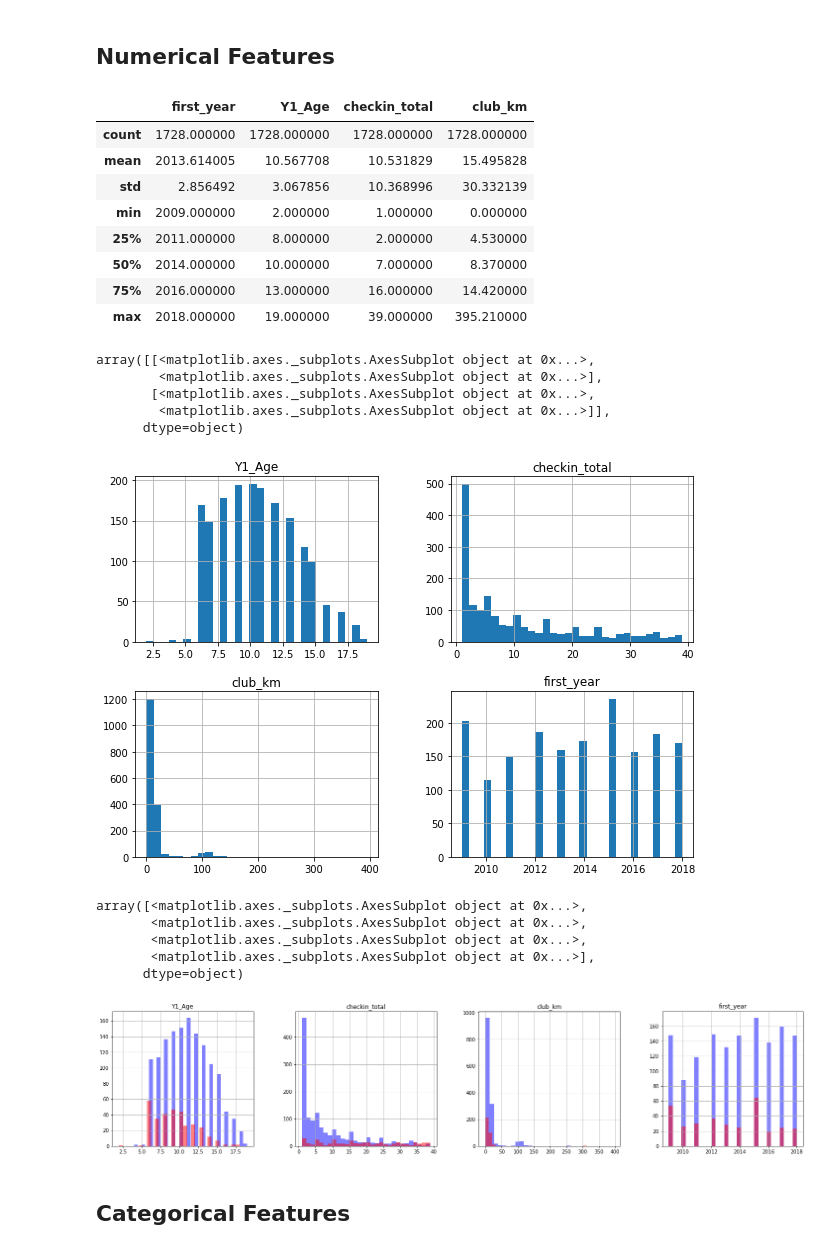
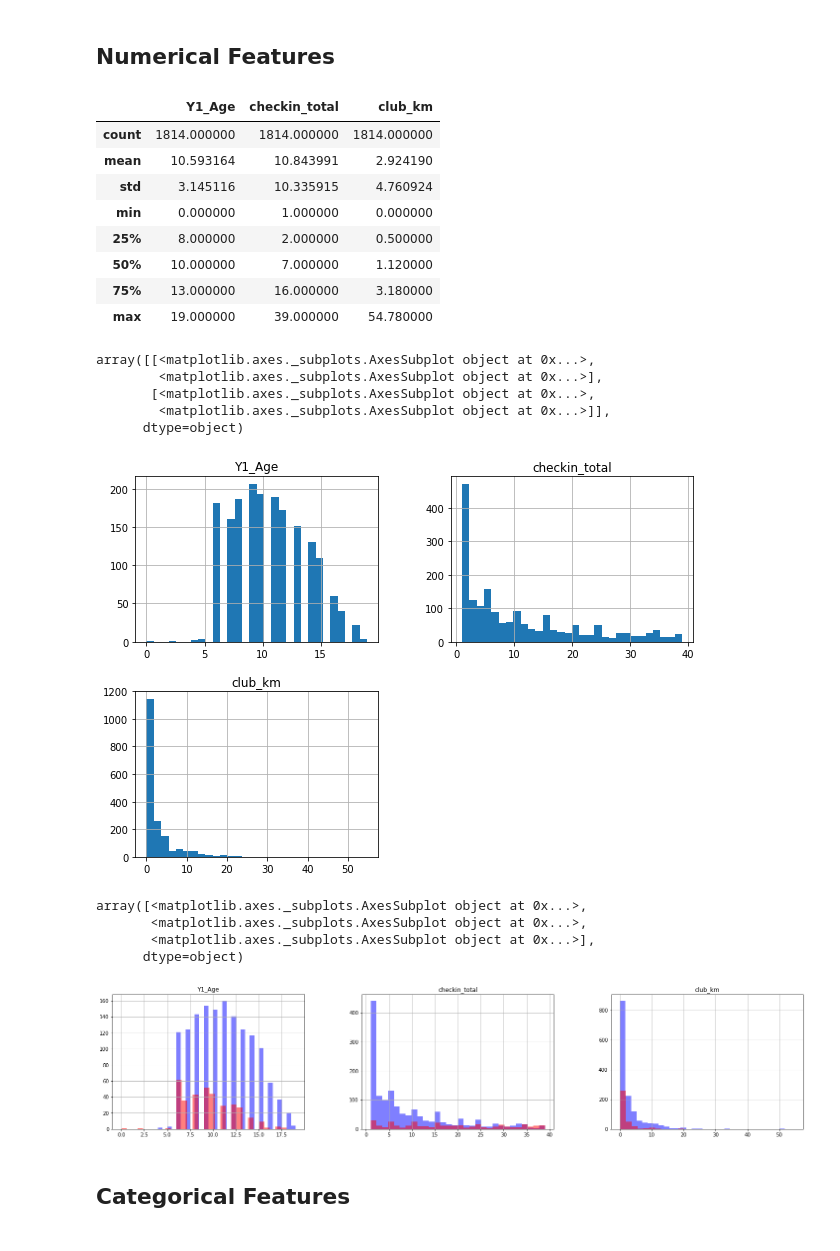
Before and after one commit to AMacumber/D4G_BCGO_Engagement, a Jupyter notebook: Step_07_Classification.ipynb, the cells around one changed output. Cells and saved outputs as stored; diff of their text form; code cells hidden in the pictures.

Commit message:
ran classification analysis with fixed distance to clubhouse, removed Year1

```diff
--- a/Step_07_Classification.ipynb
+++ b/Step_07_Classification.ipynb
@@ -22,6 +23,6 @@ import matplotlib.pyplot as plt  # needed for visualing
 # %%
 # read in the dataframe
-df_001 = pd.read_csv("D4G_BGCO_Churn_Labeled_ForEDA_v002.csv", encoding = "cp1252")
+df_001 = pd.read_csv("D4G_BGCO_Engage_Labeled_ForEDA_v003.csv", encoding = "cp1252")
 # %% [markdown]
 ## Version Control
 # %%
@@ -54,9 +54,9 @@ df.dropna(inplace=True)
 # %%
 df = df.drop(['d4g_member_id'], axis =1)
 
-categorical_features = ['member_location', 'sex', 'season_most']
+categorical_features = ['member_location.x', 'sex', 'season_most']
 
-numerical_features = ['first_year', 'Y1_Age', 'checkin_total', 'club_km']
+numerical_features = ['Y1_Age', 'checkin_total', 'club_km']
 
 target = ['label']
 # %% [markdown]
@@ -64,15 +64,15 @@ target = ['label']
 # %%
 df[numerical_features].describe()
 # %% [output]
-|  | first_year | Y1_Age | checkin_total | club_km |
-| count | 1728.000000 | 1728.000000 | 1728.000000 | 1728.000000 |
-| mean | 2013.614005 | 10.567708 | 10.531829 | 15.495828 |
-| std | 2.856492 | 3.067856 | 10.368996 | 30.332139 |
-| min | 2009.000000 | 2.000000 | 1.000000 | 0.000000 |
-| 25% | 2011.000000 | 8.000000 | 2.000000 | 4.530000 |
-| 50% | 2014.000000 | 10.000000 | 7.000000 | 8.370000 |
-| 75% | 2016.000000 | 13.000000 | 16.000000 | 14.420000 |
-| max | 2018.000000 | 19.000000 | 39.000000 | 395.210000 |
+|  | Y1_Age | checkin_total | club_km |
+| count | 1814.000000 | 1814.000000 | 1814.000000 |
+| mean | 10.593164 | 10.843991 | 2.924190 |
+| std | 3.145116 | 10.335915 | 4.760924 |
+| min | 0.000000 | 1.000000 | 0.000000 |
+| 25% | 8.000000 | 2.000000 | 0.500000 |
+| 50% | 10.000000 | 7.000000 | 1.120000 |
+| 75% | 13.000000 | 16.000000 | 3.180000 |
+| max | 19.000000 | 39.000000 | 54.780000 |
 # %%
 df[numerical_features].hist(bins=30, figsize=(10, 7))
 # %% [output]
@@ -81,18 +81,17 @@ array([[<matplotlib.axes._subplots.AxesSubplot object at 0x...>,
        [<matplotlib.axes._subplots.AxesSubplot object at 0x...>,
         <matplotlib.axes._subplots.AxesSubplot object at 0x...>]],
       dtype=object)
-[figure, old version]
+[figure, new version]
 # %%
-fig, ax = plt.subplots(1, 4, figsize=(25, 5))
+fig, ax = plt.subplots(1, 3, figsize=(25, 5))
 df[df.label == "static"][numerical_features].hist(bins=30, color="blue", alpha=0.5, ax=ax)
 df[df.label == "engaged"][numerical_features].hist(bins=30, color="red", alpha=0.5, ax=ax)
 # %% [output]
 array([<matplotlib.axes._subplots.AxesSubplot object at 0x...>,
-       <matplotlib.axes._subplots.AxesSubplot object at 0x...>,
        <matplotlib.axes._subplots.AxesSubplot object at 0x...>,
        <matplotlib.axes._subplots.AxesSubplot object at 0x...>],
       dtype=object)
-[figure, old version]
+[figure, new version]
 # %% [markdown]
 ## Categorical Features
 # %%
```
Also changed, not shown: parts of 13 cells of this notebook, 2 other files.
